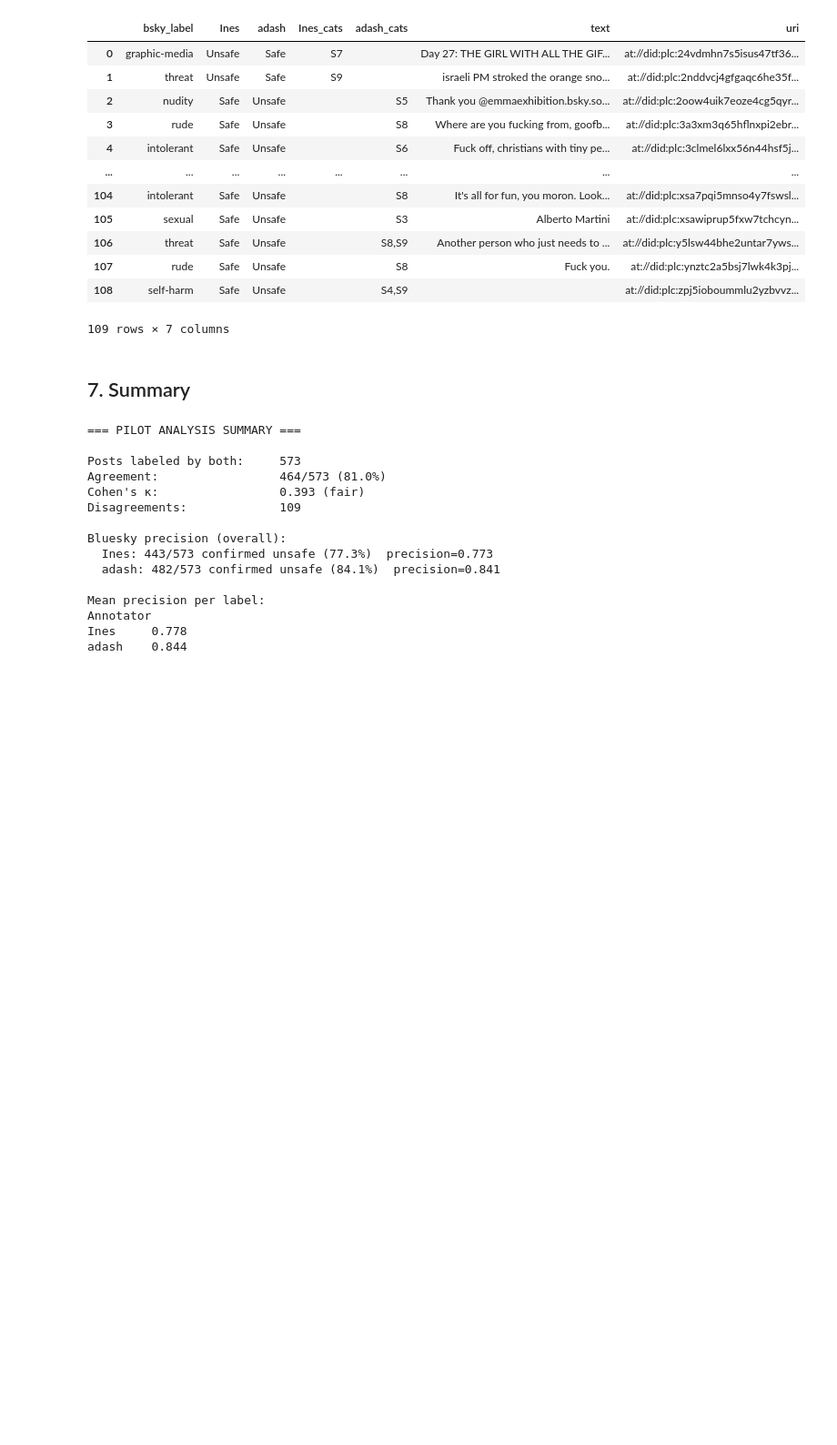
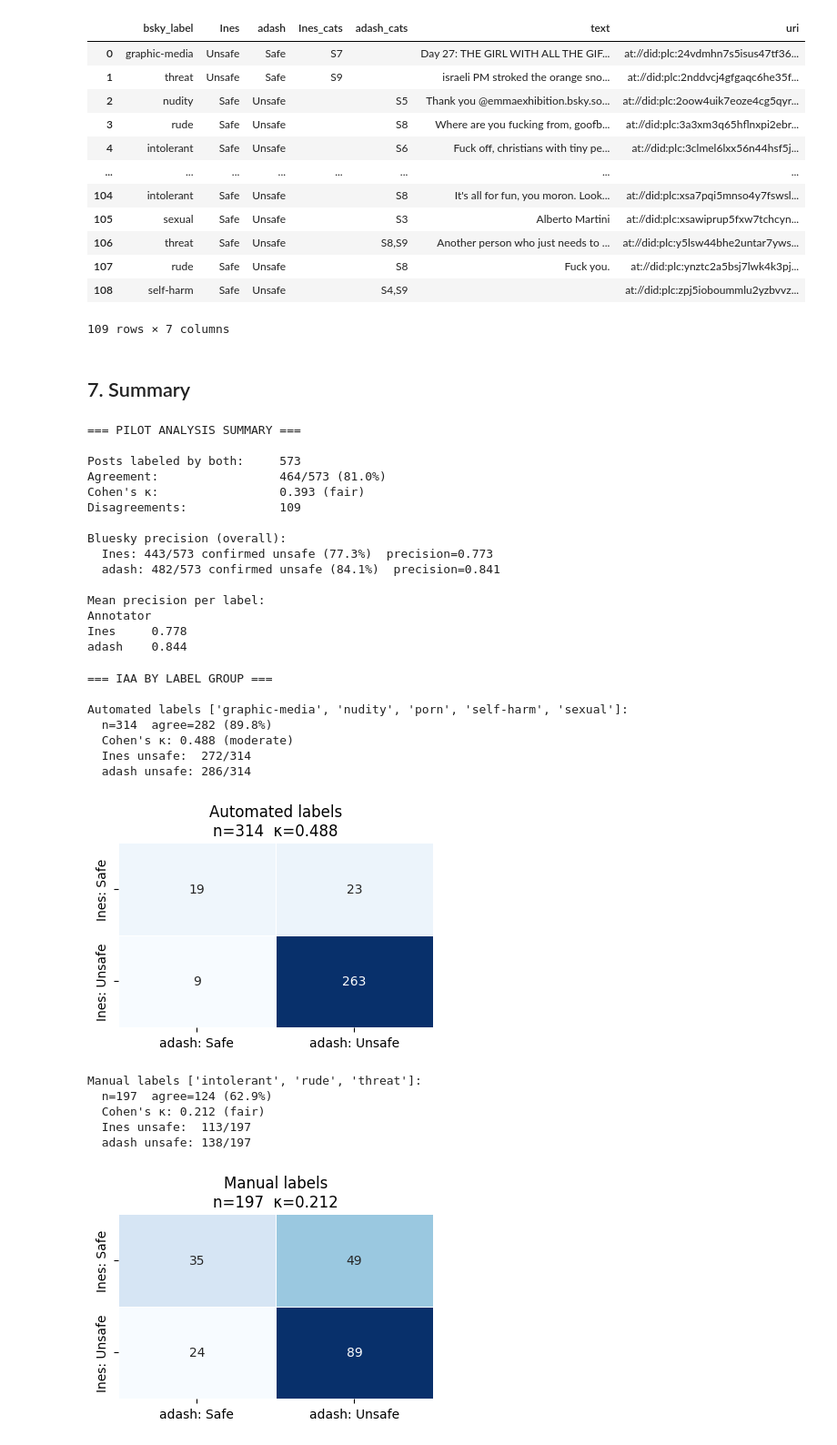
Before and after one commit to Ines-Abdelaziz/feedback-bluesky, a Jupyter notebook: pilot_analysis.ipynb, the cells around one changed output. Shown at 91% size. Cells and saved outputs as stored; diff of their text form; code cells hidden in the pictures; blank space fills up the shorter version.

```diff
--- a/pilot_analysis.ipynb
+++ b/pilot_analysis.ipynb
@@ -385,3 +385,77 @@ Mean precision per label:
 Annotator
 Ines     0.778
 adash    0.844
+# %%
+AUTOMATED = {"porn", "sexual", "nudity", "self-harm", "graphic-media"}
+MANUAL = {"threat", "intolerant", "rude"}
+
+print("=== IAA BY LABEL GROUP ===\n")
+for group_name, group_labels in [("Automated", AUTOMATED), ("Manual", MANUAL)]:
+    # Posts where Bluesky used a label from this group
+    group_posts = [p for p in common if bsky_label_map.get(p, "") in group_labels]
+    if not group_posts:
+        print(f"{group_name}: no posts found\n")
+        continue
+
+    la_g = [pilot_ines[p] for p in group_posts]
+    lb_g = [pilot_adash[p] for p in group_posts]
+
+    agree_g = sum(x == y for x, y in zip(la_g, lb_g))
+    try:
+        kappa_g = cohen_kappa_score(la_g, lb_g)
+    except:
+        kappa_g = float("nan")
+    interp_g = (
+        "almost perfect"
+        if kappa_g >= 0.8
+        else (
+            "substantial"
+            if kappa_g >= 0.6
+            else "moderate" if kappa_g >= 0.4 else "fair" if kappa_g >= 0.2 else "poor"
+        )
+    )
+
+    print(f"{group_name} labels {sorted(group_labels)}:")
+    print(
+        f"  n={len(group_posts)}  agree={agree_g} ({100*agree_g/len(group_posts):.1f}%)"
+    )
+    print(f"  Cohen's κ: {kappa_g:.3f} ({interp_g})")
+    print(f"  Ines unsafe:  {la_g.count('Unsafe')}/{len(la_g)}")
+    print(f"  adash unsafe: {lb_g.count('Unsafe')}/{len(lb_g)}\n")
+
+    # Confusion matrix
+    fig, ax = plt.subplots(figsize=(4, 3))
+    cm_g = confusion_matrix(la_g, lb_g, labels=cats)
+    sns.heatmap(
+        pd.DataFrame(
+            cm_g,
+            index=["Ines: Safe", "Ines: Unsafe"],
+            columns=["adash: Safe", "adash: Unsafe"],
+        ),
+        annot=True,
+        fmt="d",
+        cmap="Blues",
+        ax=ax,
+        cbar=False,
+        linewidths=0.5,
+        linecolor="white",
+    )
+    ax.set_title(f"{group_name} labels\nn={len(group_posts)}  κ={kappa_g:.3f}")
+    plt.tight_layout()
+    plt.savefig(f"pilot_iaa_{group_name.lower()}.png", dpi=150, bbox_inches="tight")
+    plt.show()
+# %% [output]
+=== IAA BY LABEL GROUP ===
+
+Automated labels ['graphic-media', 'nudity', 'porn', 'self-harm', 'sexual']:
+  n=314  agree=282 (89.8%)
+  Cohen's κ: 0.488 (moderate)
+  Ines unsafe:  272/314
+  adash unsafe: 286/314
+[figure, added]
+Manual labels ['intolerant', 'rude', 'threat']:
+  n=197  agree=124 (62.9%)
+  Cohen's κ: 0.212 (fair)
+  Ines unsafe:  113/197
+  adash unsafe: 138/197
+[figure, added]
```
Also changed, not shown: parts of 1 cell of this notebook.
